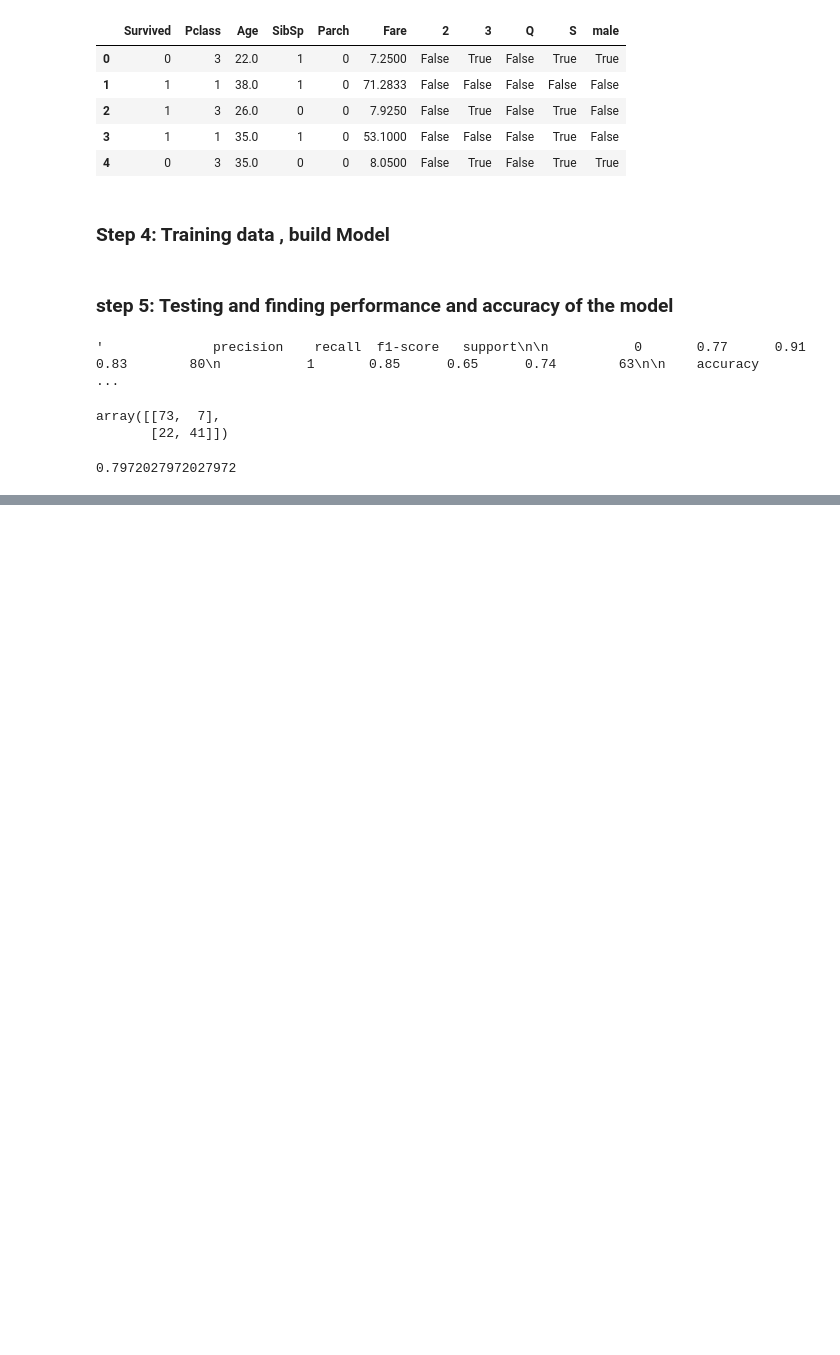
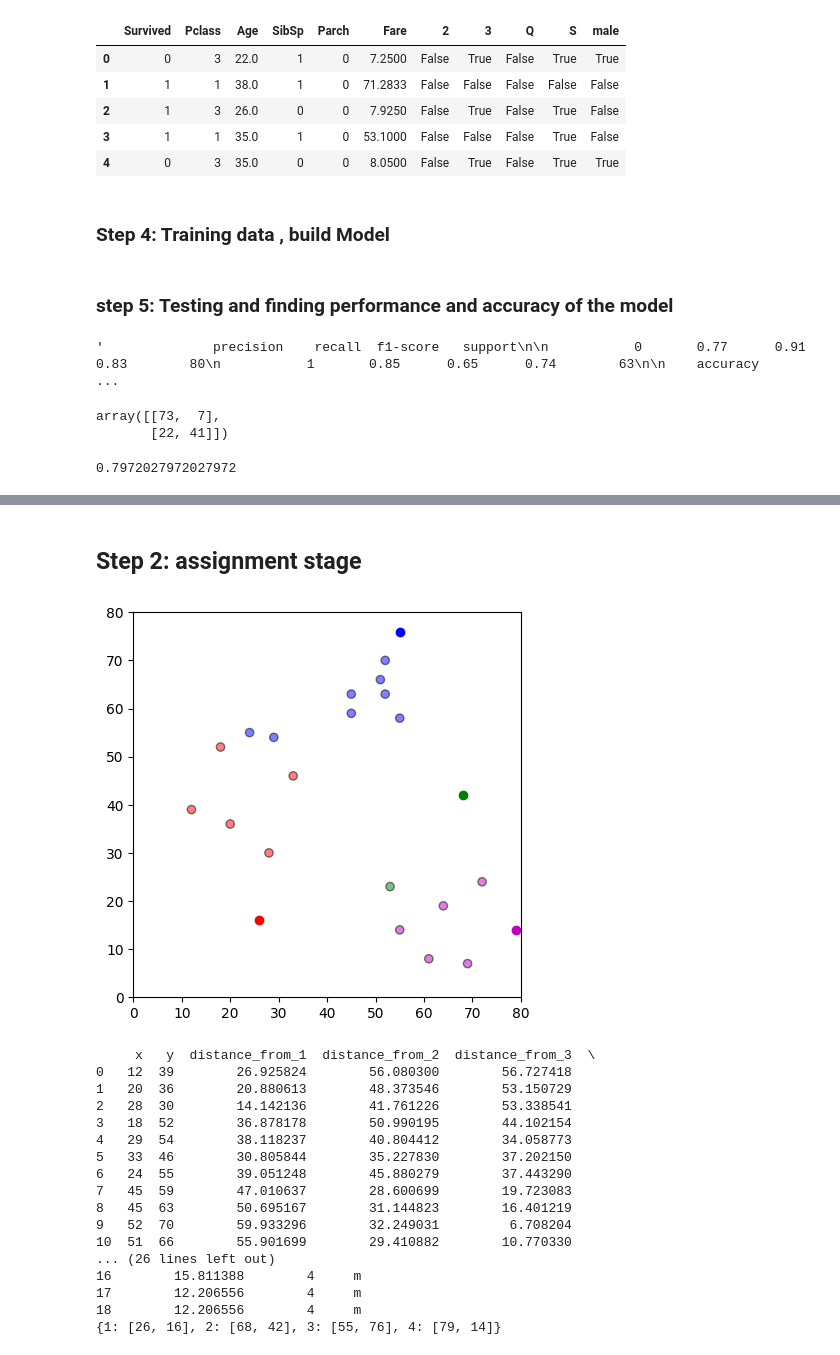
Before and after one commit to Jashwanth-rit/Machine-learning---Hands-on, a Jupyter notebook: Machine_learning_Algorithms.ipynb, the cells around one changed output, grey strips where cells are left out. Saved outputs shown, nothing was run; the diff lists cells and outputs as text; code cells hidden in the pictures; blank space fills up the shorter version.

```diff
--- a/Machine_learning_Algorithms.ipynb
+++ b/Machine_learning_Algorithms.ipynb
@@ -501,0 +588,53 @@ print(metrics.confusion_matrix(expected, predicted))
+# %% [markdown]
+## Step 2: assignment stage
+# %%
+# Function to assign each data point to the nearest centroid
+def assignment(df, centroids):
+    for i in centroids.keys():
+        # Calculate the Euclidean distance between each point and the centroid
+        df[f'distance_from_{i}'] = np.sqrt(
+            (df['x'] - centroids[i][0]) ** 2 + (df['y'] - centroids[i][1]) ** 2
+        )
+
+    # Find the centroid with the minimum distance for each point
+    centroid_distance_cols = [f'distance_from_{i}' for i in centroids.keys()]
+    df['closest'] = df.loc[:, centroid_distance_cols].idxmin(axis=1)
+
+    # Extract the centroid number from 'distance_from_X' and assign color
+    df['closest'] = df['closest'].map(lambda x: int(x.lstrip('distance_from_')))
+    df['color'] = df['closest'].map(lambda x: colmap[x])  # Assign colors based on clusters
+    return df
+
+# Assign points to their nearest centroids
+df = assignment(df, centroids)
+
+# Plot the points with colors representing their assigned clusters
+fig = plt.figure(figsize=(5, 5))
+plt.scatter(df['x'], df['y'], color=df['color'], alpha=0.5, edgecolor='k')
+for i in centroids.keys():
+    plt.scatter(*centroids[i], color=colmap[i])  # Plot centroids
+plt.xlim(0, 80)
+plt.ylim(0, 80)
+plt.show()
+
+print(df)
+print(centroids)
+# %% [output]
+[figure, added]
+     x   y  distance_from_1  distance_from_2  distance_from_3  \
+0   12  39        26.925824        56.080300        56.727418
+1   20  36        20.880613        48.373546        53.150729
+2   28  30        14.142136        41.761226        53.338541
+3   18  52        36.878178        50.990195        44.102154
+4   29  54        38.118237        40.804412        34.058773
+5   33  46        30.805844        35.227830        37.202150
+6   24  55        39.051248        45.880279        37.443290
+7   45  59        47.010637        28.600699        19.723083
+8   45  63        50.695167        31.144823        16.401219
+9   52  70        59.933296        32.249031         6.708204
+10  51  66        55.901699        29.410882        10.770330
+... (26 lines left out)
+16        15.811388        4     m
+17        12.206556        4     m
+18        12.206556        4     m
+{1: [26, 16], 2: [68, 42], 3: [55, 76], 4: [79, 14]}
```
Also changed, not shown: parts of 13 cells of this notebook, 2 other files.
